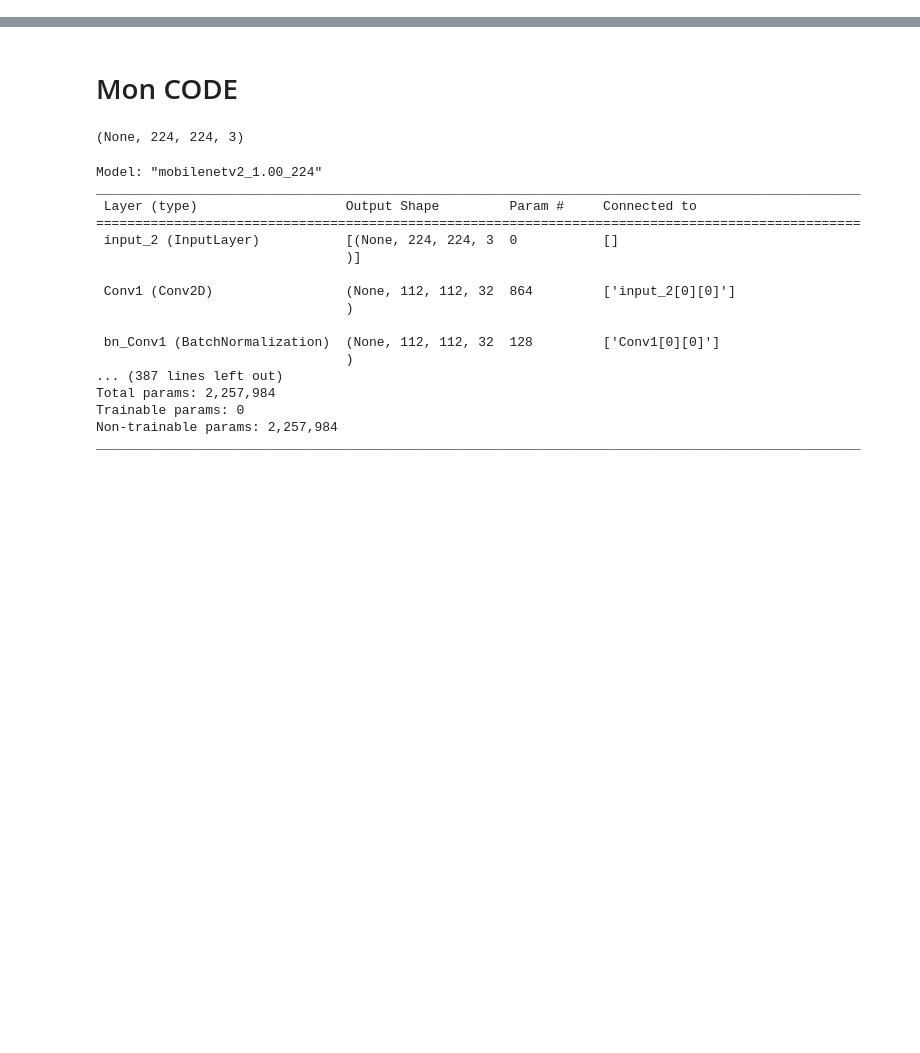
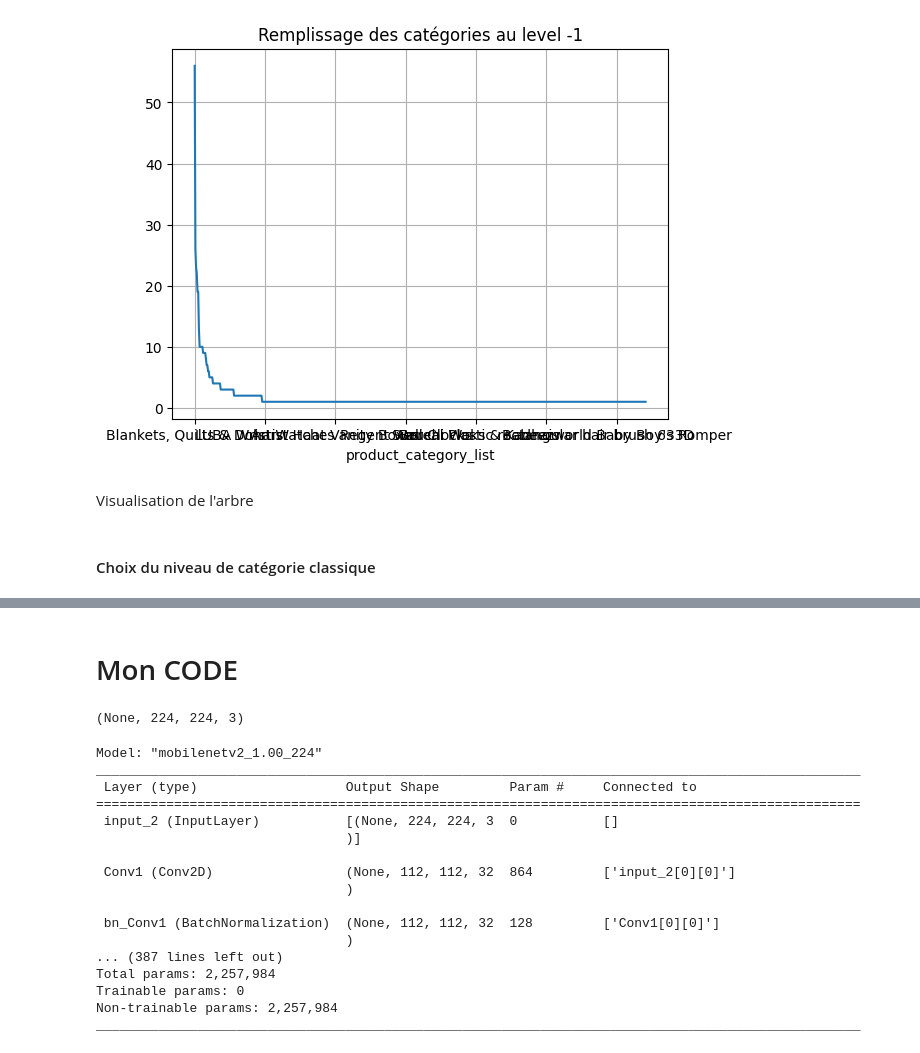
Before and after one commit to CeVague/Projet_6-Classifiez-biens-de-consommation, a Jupyter notebook: Vachaudez_Cedric_2_notebook_classification_052023.ipynb, the cells around one changed output, grey strips where cells are left out. Drawn from its saved outputs; the diff is of its cells as text; code cells hidden in the pictures; blank space fills up the shorter version.

```diff
--- a/Vachaudez_Cedric_2_notebook_classification_052023.ipynb
+++ b/Vachaudez_Cedric_2_notebook_classification_052023.ipynb
@@ -72,0 +95,9 @@ nb_min_elements = 2
+# %%
+level = -1
+# %%
+tmp = data['product_category_list'].apply(lambda tree : get_from_tree(tree, level))
+ax = tmp.value_counts().plot(grid=True, title="Remplissage des catégories au level "+str(level))
+# %% [output]
+[figure, added]
+# %% [markdown]
+Visualisation de l'arbre
@@ -72,0 +131,2 @@ nb_min_elements = 2
+# %% [markdown]
+#### Choix du niveau de catégorie classique
```
Also changed, not shown: parts of 113 cells of this notebook, 1 other file.
